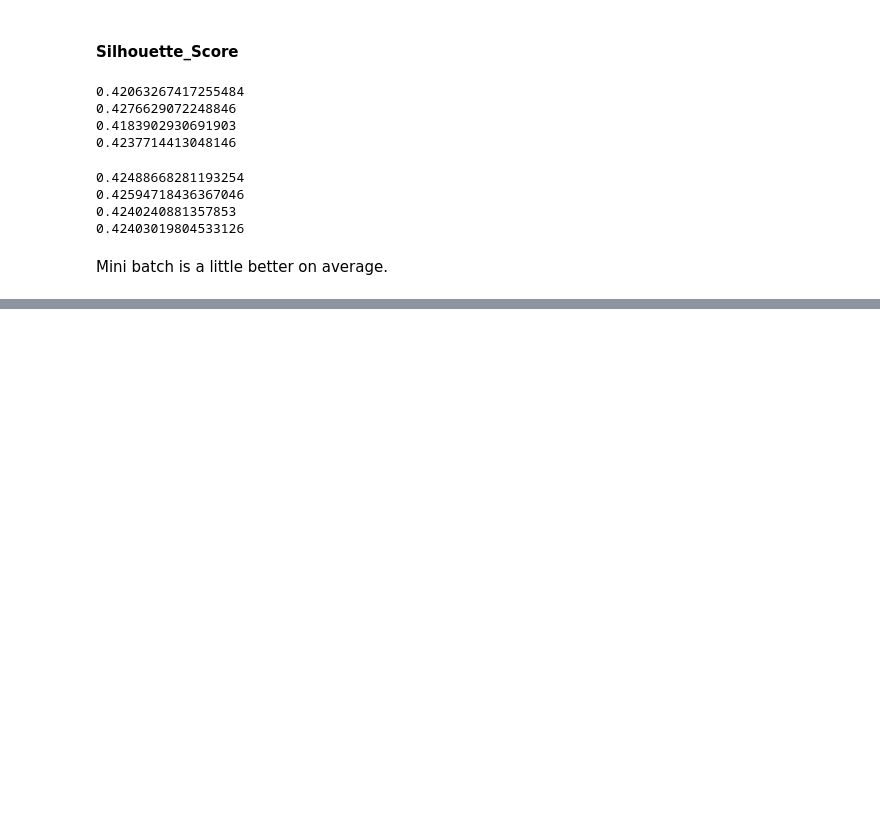
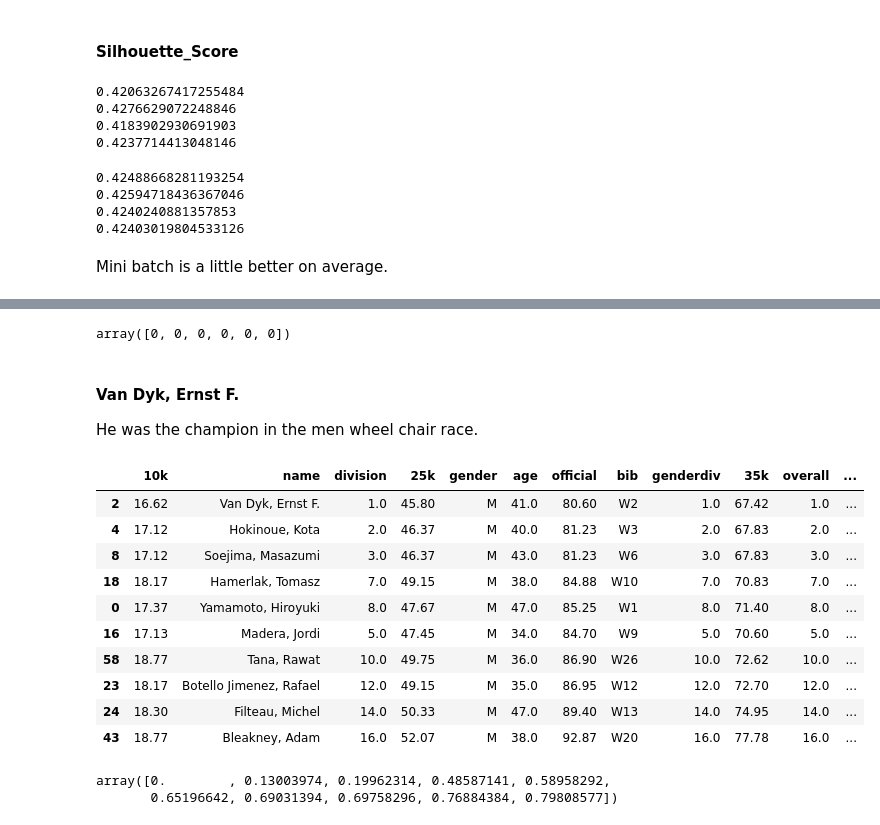
Before and after one commit to Tinsae/Thinkful-Data-Science, a Jupyter notebook: DS/Unit 4/4.2.5 Boston Marathon.ipynb, the cells around one changed output, grey strips where cells are left out. Cells and saved outputs as stored; diff of their text form; code cells hidden in the pictures; blank space fills up the shorter version.

Commit message:
boston-marathon

```diff
--- a/DS/Unit 4/4.2.5 Boston Marathon.ipynb
+++ b/DS/Unit 4/4.2.5 Boston Marathon.ipynb
@@ -555,0 +572,4 @@ Mini batch is a little better on average.
+# %%
+from sklearn.neighbors import NearestNeighbors
+knn = NearestNeighbors(n_neighbors=10)
+knn.fit(X_norm)
@@ -555,0 +579,2 @@ Mini batch is a little better on average.
+# %%
+neighbors = knn.kneighbors(X_norm, return_distance=True)
@@ -555,0 +593,28 @@ Mini batch is a little better on average.
+# %%
+# all are cluster 0
+model.labels_[[2,4,8,11,20,39]]
+# %% [output]
+array([0, 0, 0, 0, 0, 0])
+# %% [markdown]
+#### Van Dyk, Ernst F.
+
+He was the champion in the men wheel chair race.
+# %%
+boston.loc[neighbors[1][2]]
+# %% [output]
+|  | 10k | name | division | 25k | gender | age | official | bib | genderdiv | 35k | overall | ... |
+| 2 | 16.62 | Van Dyk, Ernst F. | 1.0 | 45.80 | M | 41.0 | 80.60 | W2 | 1.0 | 67.42 | 1.0 | ... |
+| 4 | 17.12 | Hokinoue, Kota | 2.0 | 46.37 | M | 40.0 | 81.23 | W3 | 2.0 | 67.83 | 2.0 | ... |
+| 8 | 17.12 | Soejima, Masazumi | 3.0 | 46.37 | M | 43.0 | 81.23 | W6 | 3.0 | 67.83 | 3.0 | ... |
+| 18 | 18.17 | Hamerlak, Tomasz | 7.0 | 49.15 | M | 38.0 | 84.88 | W10 | 7.0 | 70.83 | 7.0 | ... |
+| 0 | 17.37 | Yamamoto, Hiroyuki | 8.0 | 47.67 | M | 47.0 | 85.25 | W1 | 8.0 | 71.40 | 8.0 | ... |
+| 16 | 17.13 | Madera, Jordi | 5.0 | 47.45 | M | 34.0 | 84.70 | W9 | 5.0 | 70.60 | 5.0 | ... |
+| 58 | 18.77 | Tana, Rawat | 10.0 | 49.75 | M | 36.0 | 86.90 | W26 | 10.0 | 72.62 | 10.0 | ... |
+| 23 | 18.17 | Botello Jimenez, Rafael | 12.0 | 49.15 | M | 35.0 | 86.95 | W12 | 12.0 | 72.70 | 12.0 | ... |
+| 24 | 18.30 | Filteau, Michel | 14.0 | 50.33 | M | 47.0 | 89.40 | W13 | 14.0 | 74.95 | 14.0 | ... |
+| 43 | 18.77 | Bleakney, Adam | 16.0 | 52.07 | M | 38.0 | 92.87 | W20 | 16.0 | 77.78 | 16.0 | ... |
+# %%
+neighbors[0][2]
+# %% [output]
+array([0.        , 0.13003974, 0.19962314, 0.48587141, 0.58958292,
+       0.65196642, 0.69031394, 0.69758296, 0.76884384, 0.79808577])
```
Also changed, not shown: parts of 30 cells of this notebook.
